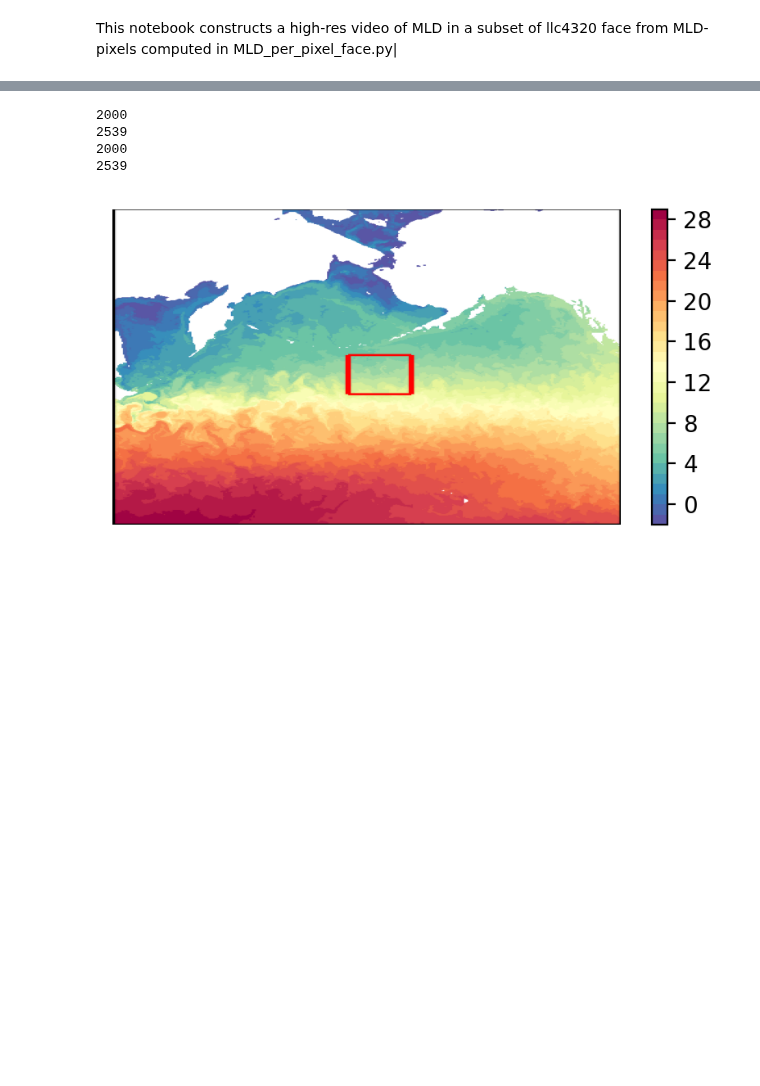
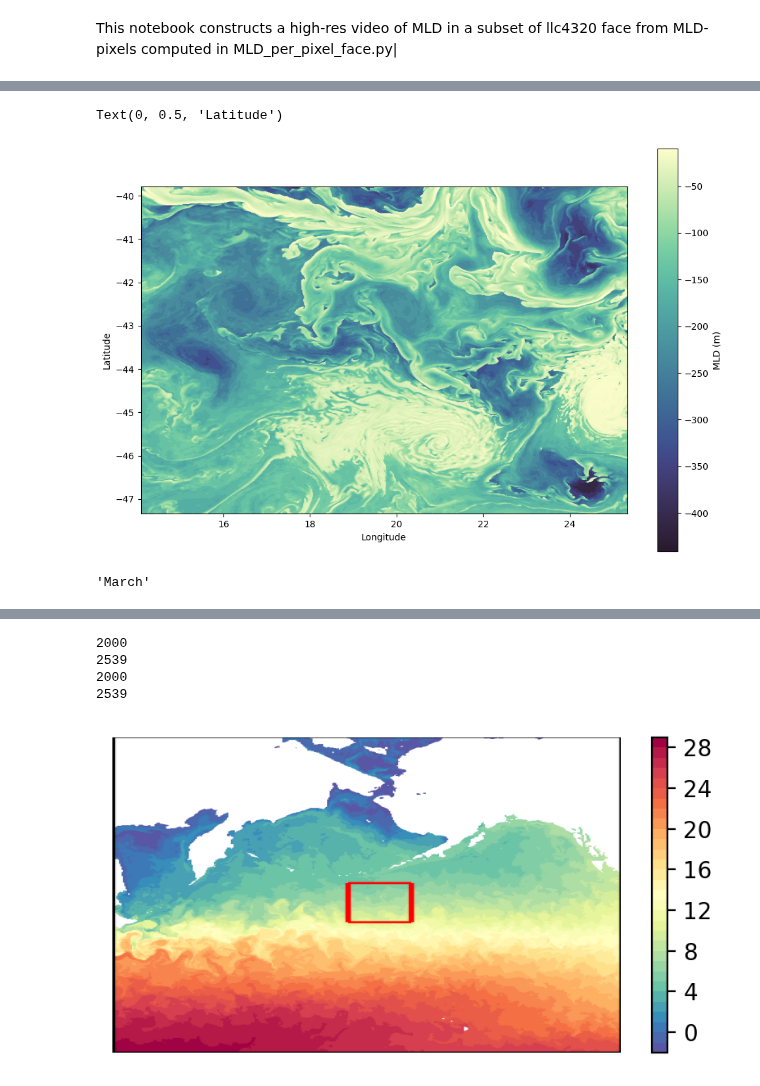
Before and after one commit to GHOpenonic/LLC_ocean_emulator, a Jupyter notebook: high_res_diagnostics/MLD/high-res-video/high_res_vid_MLD.ipynb, the cells around one changed output, grey strips where cells are left out. Drawn from its saved outputs; the diff is of its cells as text; code cells hidden in the pictures; blank space fills up the shorter version.

```diff
--- a/high_res_diagnostics/MLD/high-res-video/high_res_vid_MLD.ipynb
+++ b/high_res_diagnostics/MLD/high-res-video/high_res_vid_MLD.ipynb
@@ -106,0 +145,20 @@ def lat_lon_from_i_j(LLC):
+# %%
+fig, ax = plt.subplots(figsize=(12,8))
+
+contours = ax.imshow(
+    t1["MLD_pixels"],
+    extent=[
+        float(t1.XC.min()), float(t1.XC.max()),
+        float(t1.YC.min()), float(t1.YC.max()),
+    ],
+    origin="lower",
+    cmap = cmocean.cm.deep_r
+)
+
+plt.colorbar(contours, ax=ax, label="MLD (m)")
+
+ax.set_xlabel("Longitude")
+ax.set_ylabel("Latitude")
+# %% [output]
+Text(0, 0.5, 'Latitude')
+[figure, added]
@@ -106,0 +172,7 @@ def lat_lon_from_i_j(LLC):
+# %%
+t = int(2500/4)
+t1 = MLD_partition_Agulhas.isel(time=t)
+month = t1.time.astype("datetime64[M]")
+pd.to_datetime(month.values).strftime("%B")
+# %% [output]
+'March'
```
Also changed, not shown: parts of 9 cells of this notebook, 5 other files.
